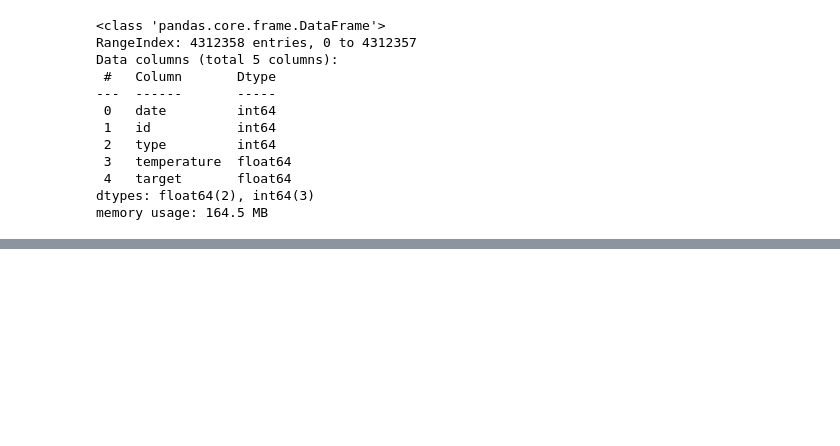
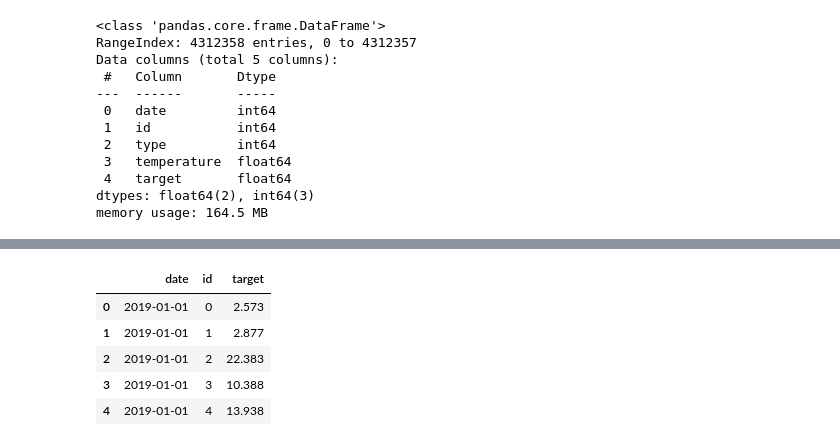
Before and after one commit to InhabitancyCocoon/energy-consumption-forecasting, a Jupyter notebook: task1-timing-data-analysis/task1.ipynb, the cells around one changed output, grey strips where cells are left out. Cells and saved outputs as stored; diff of their text form; code cells hidden in the pictures; blank space fills up the shorter version.

```diff
--- a/task1-timing-data-analysis/task1.ipynb
+++ b/task1-timing-data-analysis/task1.ipynb
@@ -50,0 +67,9 @@ plt.show()
+# %%
+daily_usage.head()
+# %% [output]
+|  | date | id | target |
+| 0 | 2019-01-01 | 0 | 2.573 |
+| 1 | 2019-01-01 | 1 | 2.877 |
+| 2 | 2019-01-01 | 2 | 22.383 |
+| 3 | 2019-01-01 | 3 | 10.388 |
+| 4 | 2019-01-01 | 4 | 13.938 |
```
Also changed, not shown: parts of 7 cells of this notebook.
